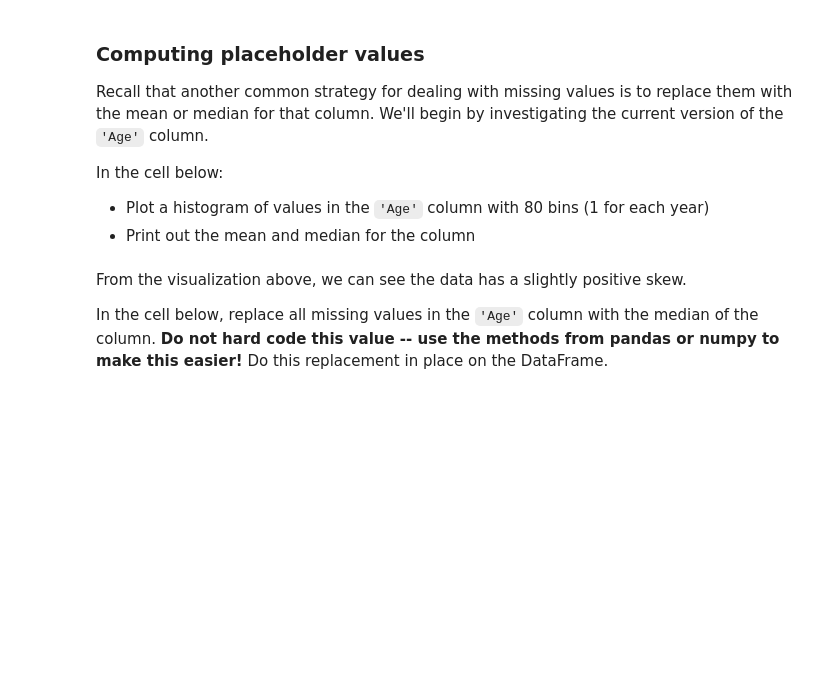
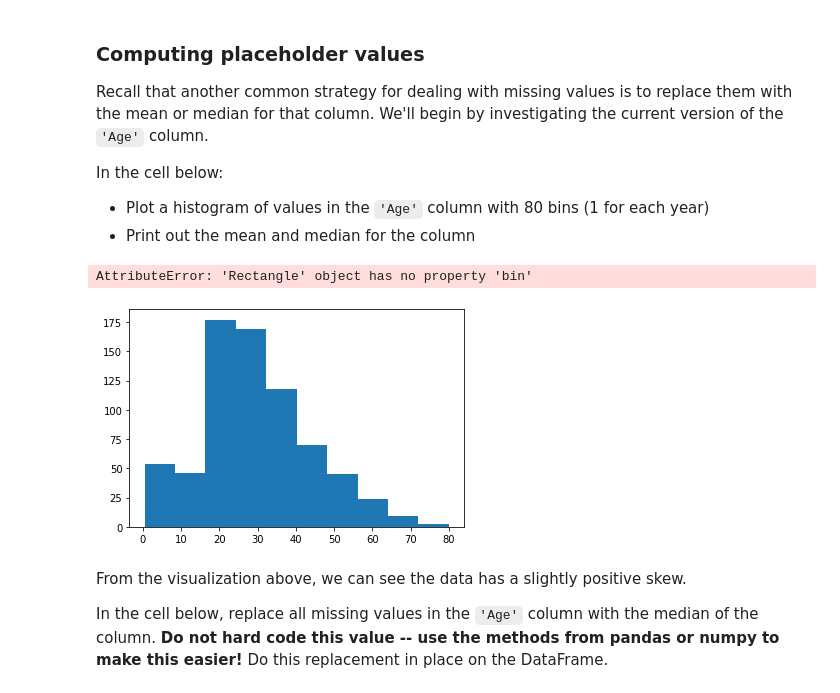
Before and after one commit to yagutaro/dsc-dealing-missing-data-lab-hbs-ds-060120, a Jupyter notebook: index.ipynb, the cells around one changed output. Cells and saved outputs as stored; diff of their text form; code cells hidden in the pictures; blank space fills up the shorter version.

```diff
--- a/index.ipynb
+++ b/index.ipynb
@@ -165,7 +165,10 @@ In the cell below:
 * Print out the mean and median for the column
 # %%
 # Your code here
-df.Age.plot(kind)
+df.Age.plot(kind='hist', bin=80)
+# %% [output]
+AttributeError: 'Rectangle' object has no property 'bin'
+[figure, added]
 # %% [markdown]
 From the visualization above, we can see the data has a slightly positive skew.
 
```
